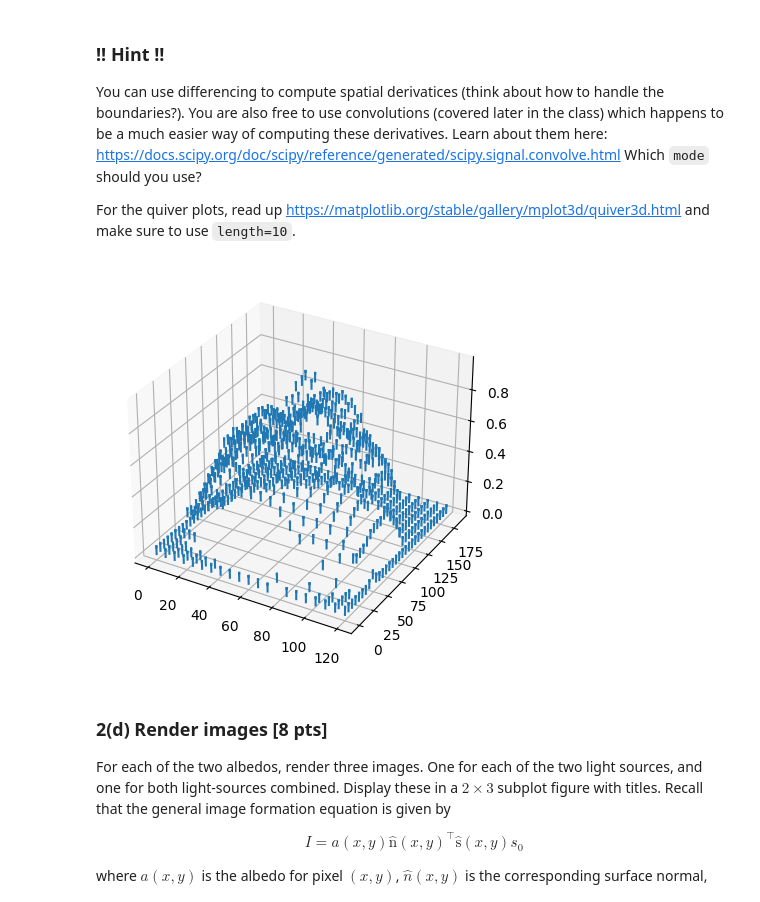
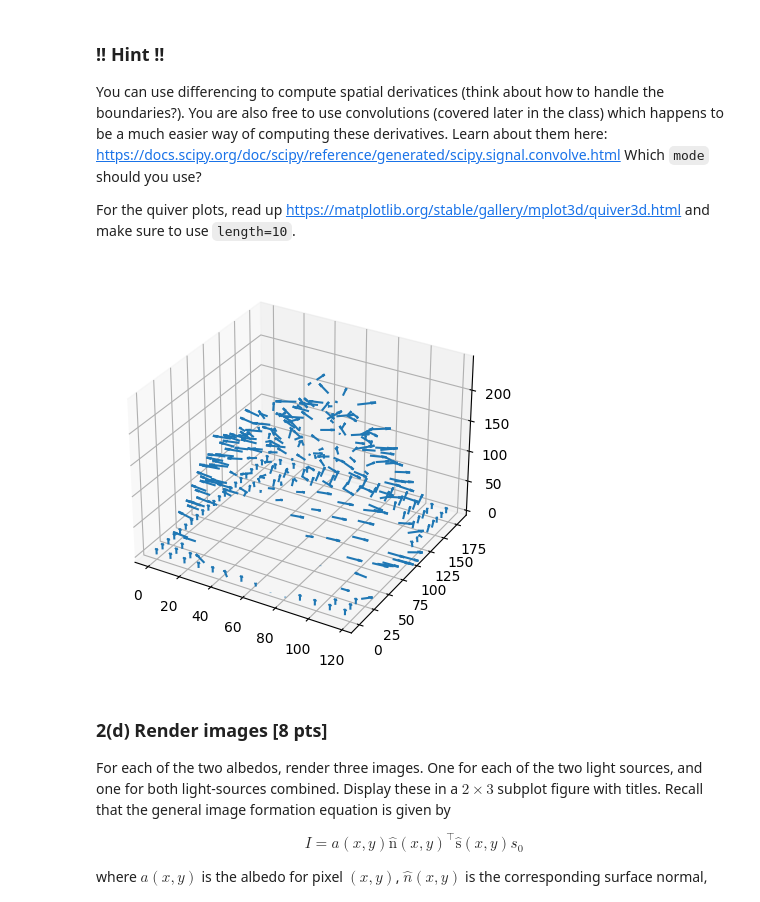
Before and after one commit to TSINET/CSE152A, a Jupyter notebook: HW1/HW1.ipynb, the cells around one changed output. Drawn from its saved outputs; the diff is of its cells as text; code cells hidden in the pictures.

```diff
--- a/HW1/HW1.ipynb
+++ b/HW1/HW1.ipynb
@@ -486,24 +466,54 @@ normals = normals / np.linalg.norm(normals)
+# %%
+# Compute and plot the surface normals
+# (make sure that the normal vector is normalized to unit length)
+
+
+from scipy.signal import convolve2d
+
+# Define Sobel filters for x and y directions
+kernel_x = np.array([[0, 0, 0], [1, 0, -1], [0, 0, 0]]) * 0.5
+kernel_y = np.array([[0, 1, 0], [0, 0, 0], [0, -1, 0]]) * 0.5
+
+# Compute gradients using convolution
+dx = convolve2d(heightmap, kernel_x, mode="same", boundary="symm")
+dy = convolve2d(heightmap, kernel_y, mode="same", boundary="symm")
+
+# Compute and plot the surface normals
+# (make sure that the normal vector is normalized to unit length)
+normals = np.stack(
+    (np.zeros(heightmap.shape), np.zeros(heightmap.shape), np.ones(heightmap.shape)),
+    axis=-1,
+)
+
+normals[:, :, 0] = -dx
+normals[:, :, 1] = -dy
+
+norms = np.linalg.norm(normals, axis=2)
+normals[:, :, 0] /= norms
+normals[:, :, 1] /= norms
+normals[:, :, 2] /= norms
 # %%
 # This code is used to visualise the surface normals plot.
 # Feel free to change the stride variable below. However DO NOT change the other parts of this code.
 
-stride = 6
+
+stride = 10
 X, Y = np.meshgrid(
     np.arange(0, np.shape(normals)[0], stride),
     np.arange(0, np.shape(normals)[1], stride),
 )
 
 Z = heightmap[::stride, ::stride].T
 NX = -normals[..., 0][::stride, ::-stride].T
 NY = -normals[..., 1][::-stride, ::stride].T
 NZ = normals[..., 2][::stride, ::stride].T
 fig = plt.figure(figsize=(5, 5))
 # ax = fig.gca(projection="3d") doesn't work : TypeError: FigureBase.gca() got an unexpected keyword argument 'projection'
-ax = fig.add_subplot(projection='3d')
+ax = fig.add_subplot(projection="3d")
 plt.quiver(Y, X, Z, NX, NY, NZ, length=10)
 plt.show()
 # %% [output]
-[figure, old version]
+[figure, new version]
 # %% [markdown]
 ### 2(d) Render images [8 pts]
 
```
Also changed, not shown: parts of 7 cells of this notebook.
